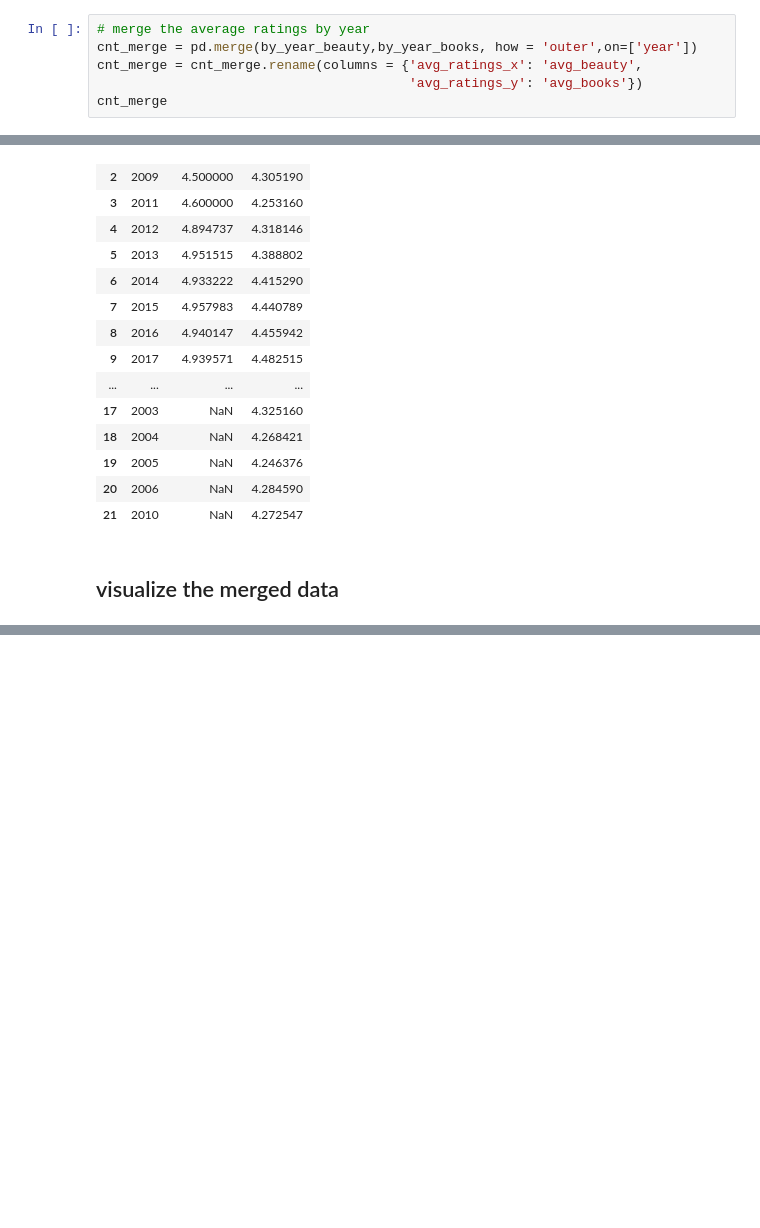
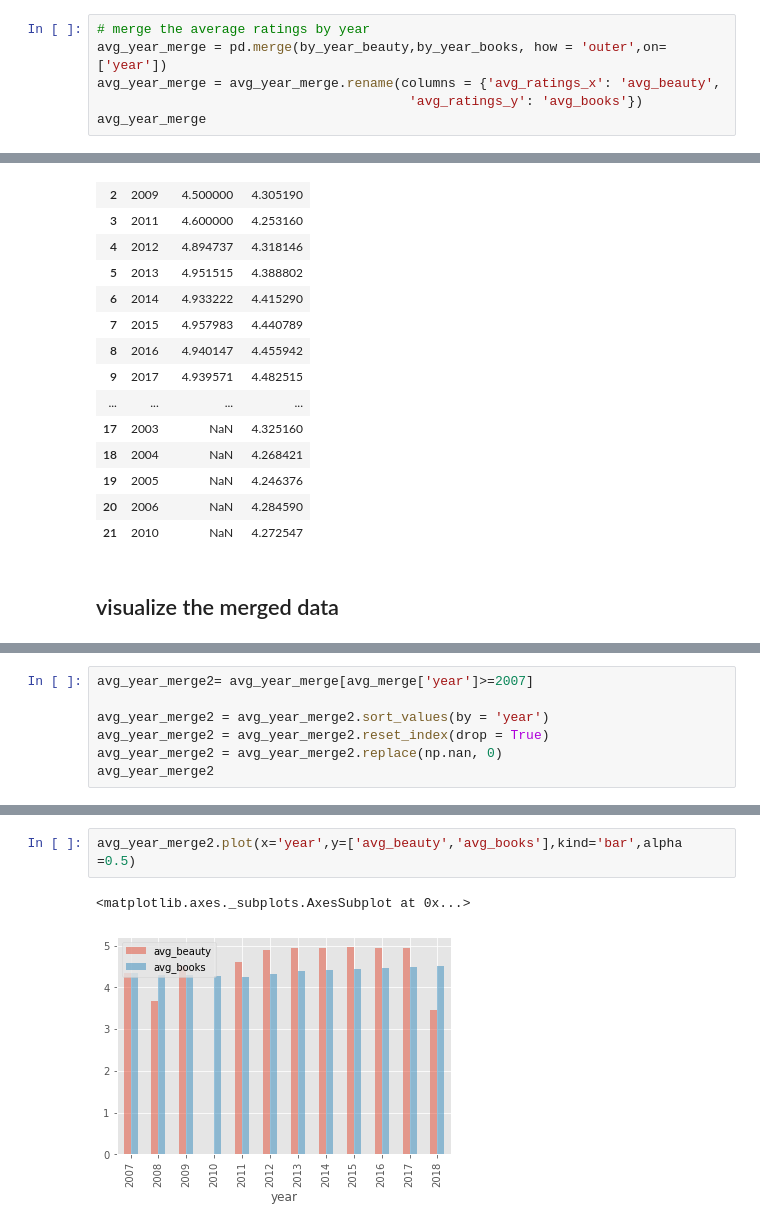
Before and after one commit to Nicole-LijuanChen/Patterns-in-Amazon-customer-ratings, a Jupyter notebook: data-cleaning.ipynb, the cells around one changed output, grey strips where cells are left out. Saved outputs shown, nothing was run; the diff lists cells and outputs as text; blank space fills up the shorter version.

```diff
--- a/data-cleaning.ipynb
+++ b/data-cleaning.ipynb
@@ -460,9 +475,9 @@ ave_ratings_merge
 # %%
 # merge the average ratings by year
-cnt_merge = pd.merge(by_year_beauty,by_year_books, how = 'outer',on=['year'])
-cnt_merge = cnt_merge.rename(columns = {'avg_ratings_x': 'avg_beauty',
+avg_year_merge = pd.merge(by_year_beauty,by_year_books, how = 'outer',on=['year'])
+avg_year_merge = avg_year_merge.rename(columns = {'avg_ratings_x': 'avg_beauty',
                                         'avg_ratings_y': 'avg_books'})
-cnt_merge
+avg_year_merge
 # %% [output]
 |  | year | avg_beauty | avg_books |
 | 0 | 2007 | 4.333333 | 4.344961 |
@@ -520,0 +530,7 @@ cnt_merge2
+# %%
+avg_year_merge2= avg_year_merge[avg_merge['year']>=2007]
+
+avg_year_merge2 = avg_year_merge2.sort_values(by = 'year')
+avg_year_merge2 = avg_year_merge2.reset_index(drop = True)
+avg_year_merge2 = avg_year_merge2.replace(np.nan, 0)
+avg_year_merge2
@@ -520,0 +551,5 @@ cnt_merge2
+# %%
+avg_year_merge2.plot(x='year',y=['avg_beauty','avg_books'],kind='bar',alpha =0.5)
+# %% [output]
+<matplotlib.axes._subplots.AxesSubplot at 0x...>
+[figure, added]
```
Also changed, not shown: parts of 17 cells of this notebook.
